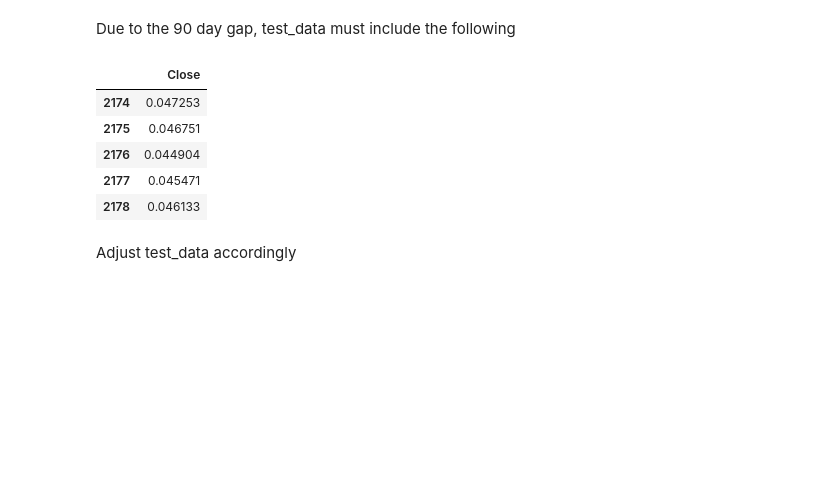
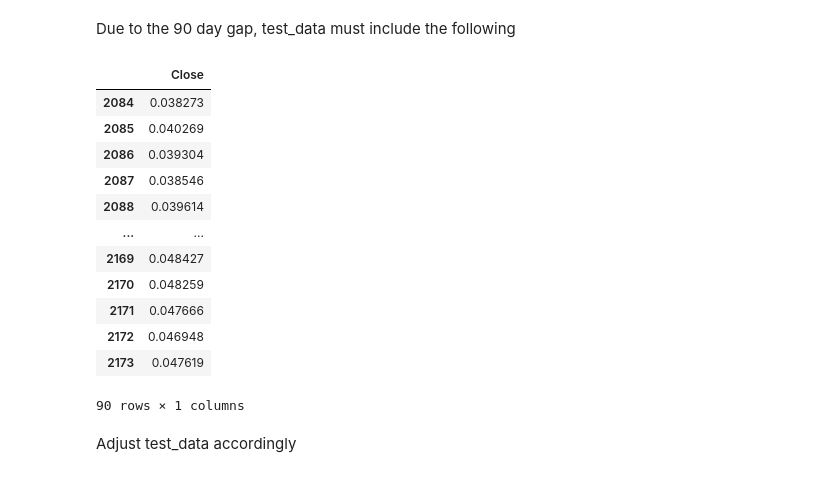
Before and after one commit to HzaRashid/stock_prediction, a Jupyter notebook: stock_prediction.ipynb, the cells around one changed output. Cells and saved outputs as stored; diff of their text form; code cells hidden in the pictures; blank space fills up the shorter version.

```diff
--- a/stock_prediction.ipynb
+++ b/stock_prediction.ipynb
@@ -100,15 +100,22 @@ Epoch 5/5
 # Organize test data
 # %% [markdown]
 Due to the 90 day gap, test_data must include the following
-# %%
-test_data.head()
-# %% [output]
-|  | Close |
-| 2174 | 0.047253 |
-| 2175 | 0.046751 |
-| 2176 | 0.044904 |
-| 2177 | 0.045471 |
-| 2178 | 0.046133 |
+# %%
+train_data.tail(trail) # recall trail = 90
+# %% [output]
+|  | Close |
+| 2084 | 0.038273 |
+| 2085 | 0.040269 |
+| 2086 | 0.039304 |
+| 2087 | 0.038546 |
+| 2088 | 0.039614 |
+| ... | ... |
+| 2169 | 0.048427 |
+| 2170 | 0.048259 |
+| 2171 | 0.047666 |
+| 2172 | 0.046948 |
+| 2173 | 0.047619 |
+90 rows × 1 columns
 # %% [markdown]
 Adjust test_data accordingly
 # %%
```
Also changed, not shown: parts of 1 cell of this notebook.
